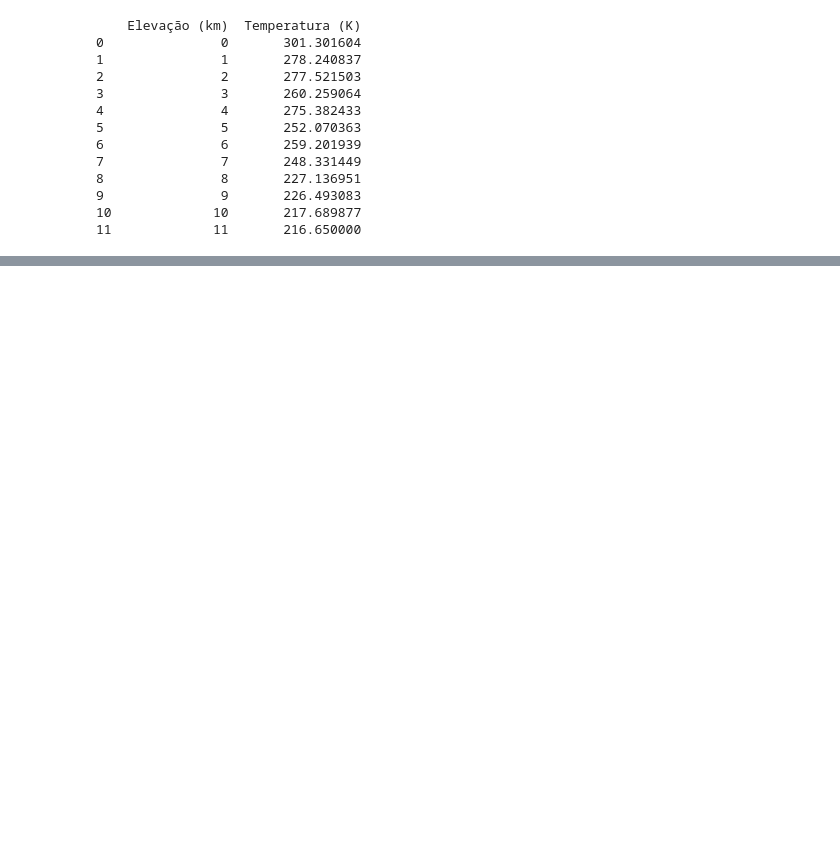
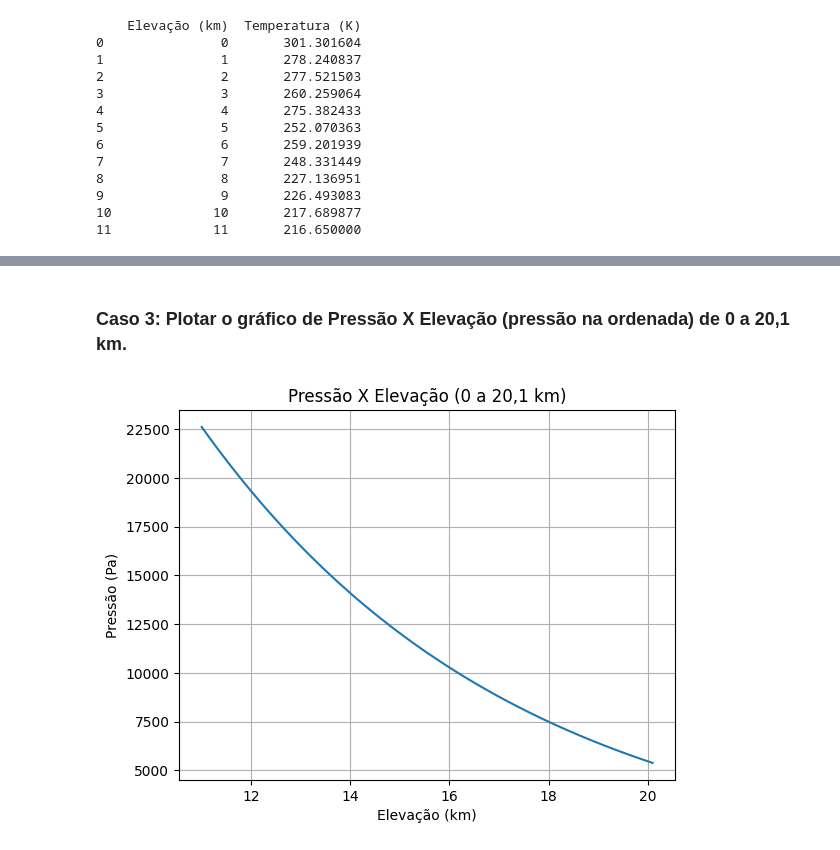
Before and after one commit to RaffaellaSantos/pressao_elevacao, a Jupyter notebook: atividade1.ipynb, the cells around one changed output, grey strips where cells are left out. Drawn from its saved outputs; the diff is of its cells as text; code cells hidden in the pictures; blank space fills up the shorter version.

```diff
--- a/atividade1.ipynb
+++ b/atividade1.ipynb
@@ -166,0 +305,4 @@ array([22695.26669017])
+# %%
+df_pressao_elevacao = pd.DataFrame({'Altitude (km)': altitude, 'Pressão (Pa)': p_1(altitude, p_o_11, e_inicial)})
+
+df_pressao_elevacao
@@ -166,0 +323,14 @@ array([22695.26669017])
+# %% [markdown]
+### Caso 3: Plotar o gráfico de Pressão X Elevação (pressão na ordenada) de 0 a 20,1 km.
+# %%
+alt_total = df_pressao_elevacao['Altitude (km)']
+pres_total = df_pressao_elevacao['Pressão (Pa)']
+
+plt.plot(alt_total, pres_total)
+plt.xlabel('Elevação (km)')
+plt.ylabel('Pressão (Pa)')
+plt.title('Pressão X Elevação (0 a 20,1 km)')
+plt.grid(True)
+plt.show()
+# %% [output]
+[figure, added]
```
Also changed, not shown: parts of 22 cells of this notebook, 1 other file.
